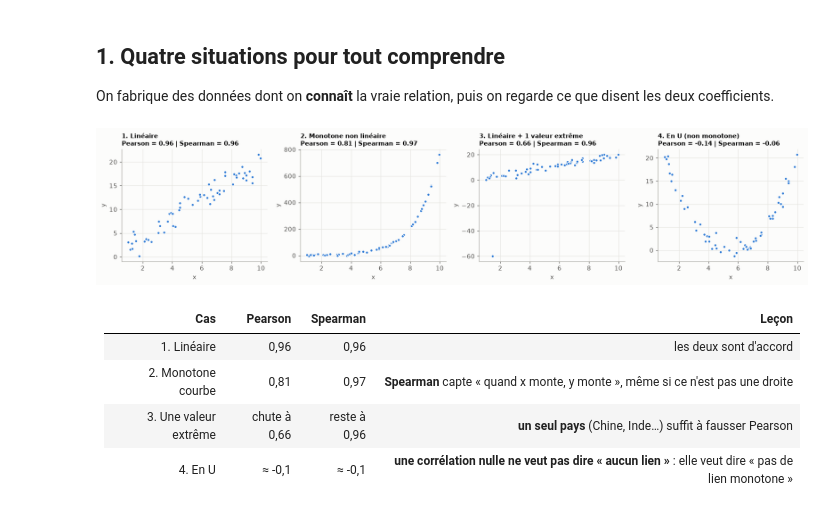
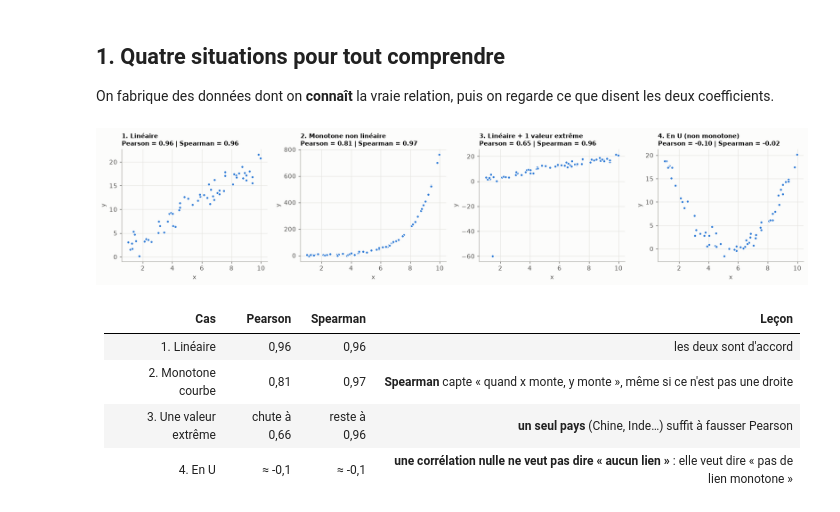
Before and after one commit to gwils28/Mentoring_OC, a Jupyter notebook: Data-Engineer/P01-analyse-systemes-educatifs/pedagogie/03_correlations.ipynb, the cells around one changed output. Drawn from its saved outputs; the diff is of its cells as text; code cells hidden in the pictures.

```diff
--- a/Data-Engineer/P01-analyse-systemes-educatifs/pedagogie/03_correlations.ipynb
+++ b/Data-Engineer/P01-analyse-systemes-educatifs/pedagogie/03_correlations.ipynb
@@ -28,26 +28,31 @@ rng = np.random.default_rng(0)
 ## 1. Quatre situations pour tout comprendre
 
 On fabrique des données dont on **connaît** la vraie relation, puis on regarde ce que disent les deux coefficients.
+# %%
+n = 60
+x = rng.uniform(1, 10, n)  # 60 valeurs au hasard entre 1 et 10
+bruit = rng.normal(0, 1.5, n)  # petites perturbations aléatoires, pour que ce ne soit pas une droite parfaite
+
+lineaire = 2 * x + bruit
+courbe = np.exp(x / 1.5) + rng.normal(0, 5, n)  # monte toujours, mais de plus en plus vite
+avec_extreme = lineaire.copy()
+avec_extreme[-1] = -60  # on remplace le dernier point par une valeur extrême
+en_u = (x - 5.5) ** 2 + rng.normal(0, 1, n)  # descend puis remonte
+
+cas = {"1. Linéaire": lineaire, "2. Monotone non linéaire": courbe,
+       "3. Linéaire + 1 valeur extrême": avec_extreme, "4. En U (non monotone)": en_u}
 # %%
-n = 60
-x = rng.uniform(1, 10, n)
-cas = {
-    "1. Linéaire": 2 * x + rng.normal(0, 1.5, n),
-    "2. Monotone non linéaire": np.exp(x / 1.5) + rng.normal(0, 5, n),
-    "3. Linéaire + 1 valeur extrême": np.r_[2 * x[:-1] + rng.normal(0, 1.5, n - 1), -60],
-    "4. En U (non monotone)": (x - 5.5) ** 2 + rng.normal(0, 1, n),
-}
 fig, axes = plt.subplots(1, 4, figsize=(16, 3.6))
 for ax, (titre, y) in zip(axes, cas.items()):
     pearson = pd.Series(x).corr(pd.Series(y))
     spearman = pd.Series(x).corr(pd.Series(y), method="spearman")
     ax.scatter(x, y, s=18, color=viz.BLUE, edgecolor=viz.SURFACE)
     ax.set_title(f"{titre}\nPearson = {pearson:.2f} | Spearman = {spearman:.2f}", fontsize=10)
     ax.set(xlabel="x", ylabel="y")
 fig.tight_layout()
 plt.show()
 # %% [output]
-[figure, old version]
+[figure, new version]
 # %% [markdown]
 | Cas | Pearson | Spearman | Leçon |
 |---|---|---|---|
```
Also changed, not shown: parts of 13 cells of this notebook, 9 other files.
